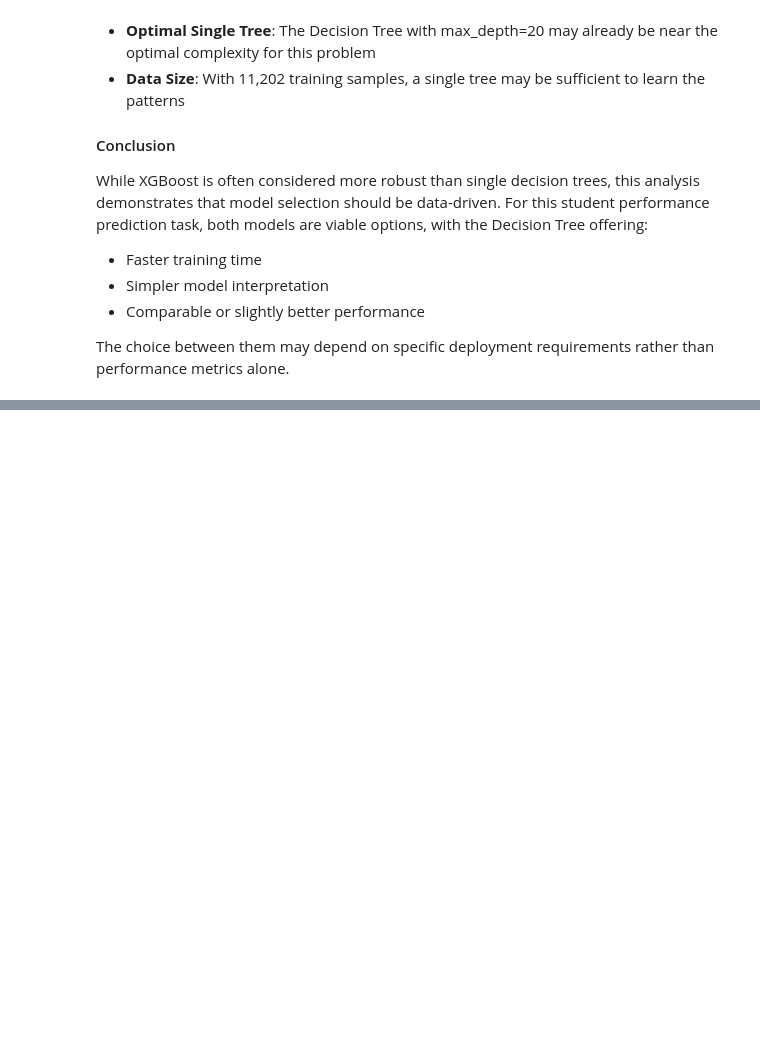
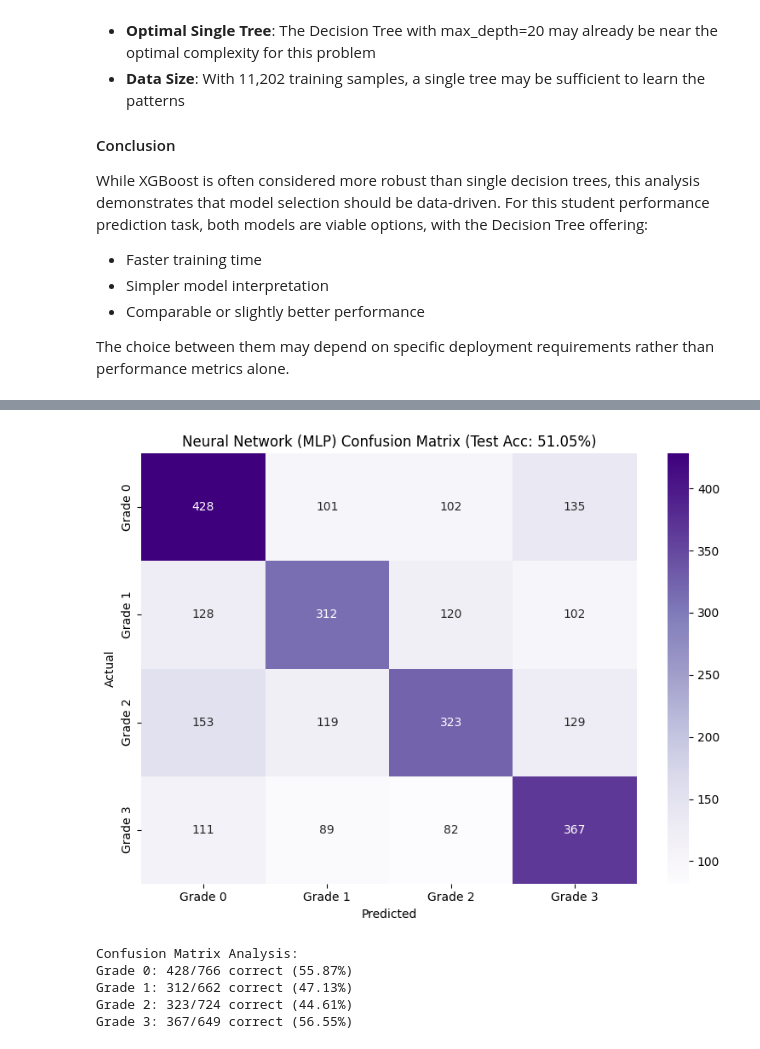
Before and after one commit to yran304/DataSci3000_group_project, a Jupyter notebook: DS3000Group_proj.ipynb, the cells around one changed output, grey strips where cells are left out. Drawn from its saved outputs; the diff is of its cells as text; code cells hidden in the pictures; blank space fills up the shorter version.

Commit message:
NN and random forest

```diff
--- a/DS3000Group_proj.ipynb
+++ b/DS3000Group_proj.ipynb
@@ -1110,0 +1127,69 @@ The choice between them may depend on specific deployment requirements rather th
+# %%
+# Neural Network (MLP)
+
+scaler_nn = StandardScaler()
+X_train_nn = scaler_nn.fit_transform(X_train)
+X_test_nn = scaler_nn.transform(X_test)
+
+
+mlp = MLPClassifier(
+    hidden_layer_sizes=(64, 32),
+    activation="relu",
+    solver="adam",
+    alpha=0.001,
+    learning_rate="adaptive",
+    max_iter=800,
+    early_stopping=True,
+    n_iter_no_change=15,
+    validation_fraction=0.1,
+    random_state=42
+)
+
+mlp.fit(X_train_nn, y_train)
+
+
+y_train_pred_nn = mlp.predict(X_train_nn)
+y_test_pred_nn = mlp.predict(X_test_nn)
+
+
+train_acc_nn = accuracy_score(y_train, y_train_pred_nn)
+test_acc_nn = accuracy_score(y_test, y_test_pred_nn)
+gap_nn = train_acc_nn - test_acc_nn
+
+print("NEURAL NETWORK (MLP) MODEL PERFORMANCE")
+print(f"Training Set Accuracy:   {train_acc_nn:.4f} ({train_acc_nn:.2%})")
+print(f"Test Set Accuracy:       {test_acc_nn:.4f} ({test_acc_nn:.2%})")
+print(f"Train–Test Gap:          {gap_nn:.4f}")
+
+if gap_nn > 0.08:
+    print("\n⚠️ Notable overfitting detected")
+else:
+    print("\n✅ No serious overfitting detected")
+
+print("\nDETAILED CLASSIFICATION REPORT (Test Set)")
+print(classification_report(y_test, y_test_pred_nn))
+
+
+cm_nn = confusion_matrix(y_test, y_test_pred_nn)
+
+plt.figure(figsize=(8, 6))
+sns.heatmap(
+    cm_nn,
+    annot=True,
+    fmt='d',
+    cmap='Purples',
+    xticklabels=['Grade 0', 'Grade 1', 'Grade 2', 'Grade 3'],
+    yticklabels=['Grade 0', 'Grade 1', 'Grade 2', 'Grade 3']
+)
+plt.xlabel("Predicted")
+plt.ylabel("Actual")
+plt.title(f"Neural Network (MLP) Confusion Matrix (Test Acc: {test_acc_nn:.2%})")
+plt.tight_layout()
+plt.show()
+
+print("\nConfusion Matrix Analysis:")
+for i in range(len(cm_nn)):
+    total = cm_nn[i].sum()
+    correct = cm_nn[i, i]
+    print(f"Grade {i}: {correct}/{total} correct ({correct/total:.2%})")
+# %% [output]
@@ -1110,0 +1214,6 @@ The choice between them may depend on specific deployment requirements rather th
+[figure, added]
+Confusion Matrix Analysis:
+Grade 0: 428/766 correct (55.87%)
+Grade 1: 312/662 correct (47.13%)
+Grade 2: 323/724 correct (44.61%)
+Grade 3: 367/649 correct (56.55%)
```
Also changed, not shown: parts of 15 cells of this notebook.
